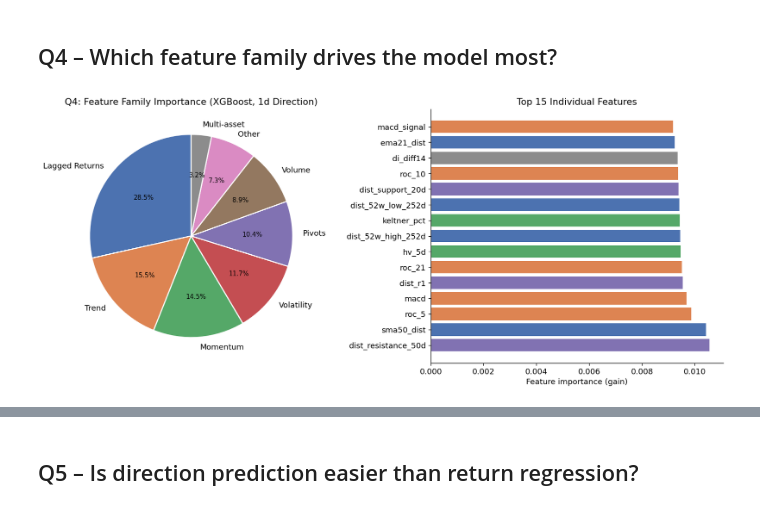
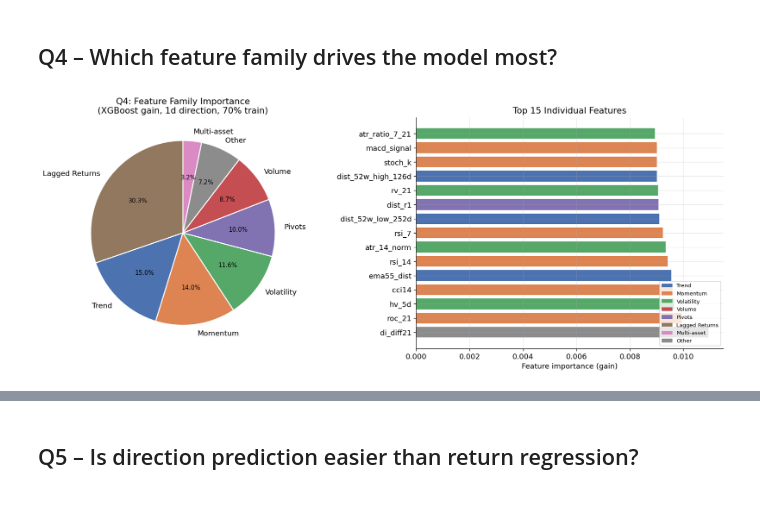
Before and after one commit to alfonsoglamuno/IBEX_Prediction, a Jupyter notebook: notebooks/ibex_study.ipynb, the cells around one changed output, grey strips where cells are left out. Saved outputs shown, nothing was run; the diff lists cells and outputs as text; code cells hidden in the pictures.

Commit message:
Use best model

```diff
--- a/notebooks/ibex_study.ipynb
+++ b/notebooks/ibex_study.ipynb
@@ -35,8 +69,9 @@ Setup done
 import yfinance as yf
 
 ibex = yf.download("^IBEX", start="2007-01-01", auto_adjust=True, progress=False)
-ibex.columns = ibex.columns.get_level_values(0) if isinstance(ibex.columns, pd.MultiIndex) else ibex.columns
+ibex.columns = (ibex.columns.get_level_values(0)
+                if isinstance(ibex.columns, pd.MultiIndex) else ibex.columns)
 ibex = ibex[["Open","High","Low","Close","Volume"]].dropna()
-print(f"IBEX35: {len(ibex)} rows, {ibex.index[0].date()} \u2013 {ibex.index[-1].date()}")
-ibex.head()
+print(f"IBEX35: {len(ibex)} rows  |  {ibex.index[0].date()} to {ibex.index[-1].date()}")
+ibex.tail(3)
 # %% [output]
@@ -304,74 +425,87 @@ Returns matrix: (0, 10)
 from xgboost import XGBClassifier
 
 FAMILIES = {
-    "Trend":          ["sma","ema","adx","cross","linreg","dist_52"],
-    "Momentum":       ["rsi","stoch","williams","cci","roc","macd"],
-    "Volatility":     ["bb_","atr","kelt","hv_","chaikin_vol","rv_"],
-    "Volume":         ["obv","cmf","mfi","adl","pvt","vol_"],
-    "Pivots":         ["resist","support","pivot","dist_p","dist_r","dist_s","dist_round"],
-    "Lagged Returns": ["ret_lag","ret_mean","ret_skew","hl_ratio"],
-    "Multi-asset":    ["stoxx","sp500","dax","eurusd","vix","vstoxx","brent","usbond","ibex_vs"],
+    "Trend":          ["sma", "ema", "adx", "cross", "linreg", "dist_52"],
+    "Momentum":       ["rsi", "stoch", "williams", "cci", "roc", "macd"],
+    "Volatility":     ["bb_", "atr", "kelt", "hv_", "chaikin_vol", "rv_"],
+    "Volume":         ["obv", "cmf", "mfi", "adl", "pvt", "vol_"],
+    "Pivots":         ["resist", "support", "pivot", "dist_p", "dist_r",
+                       "dist_s", "dist_round"],
+    "Lagged Returns": ["ret_lag", "ret_mean", "ret_skew", "hl_ratio"],
+    "Multi-asset":    ["stoxx", "sp500", "dax", "eurusd", "vix",
+                       "vstoxx", "brent", "usbond", "ibex_vs"],
 }
 
 def family_of(col):
     for fam, prefixes in FAMILIES.items():
         if any(col.lower().startswith(p) or p in col.lower() for p in prefixes):
             return fam
     return "Other"
 
+FAM_COLORS = {
+    "Trend": "#4C72B0", "Momentum": "#DD8452", "Volatility": "#55A868",
+    "Volume": "#C44E52", "Pivots": "#8172B2", "Lagged Returns": "#937860",
+    "Multi-asset": "#DA8BC3", "Other": "#8C8C8C",
+}
+
 target = "target_dir_1d"
-valid = df[feat_cols + [target]].dropna()
-X = valid[feat_cols].values
-y = valid[target].values
+valid4 = df[feat_cols + [target]].dropna()
+X4 = np.nan_to_num(valid4[feat_cols].values, nan=0.0)
+y4 = valid4[target].values
 
-# Use a fixed 70/30 split for importance (not walk-forward - we want a single model)
-n_train = int(len(X) * 0.70)
-xgb = XGBClassifier(n_estimators=300, max_depth=4, learning_rate=0.02,
-                     subsample=0.8, colsample_bytree=0.8,
-                     eval_metric="logloss", verbosity=0, random_state=42)
-xgb.fit(X[:n_train], y[:n_train])
+n_train = int(len(X4) * 0.70)
+xgb = XGBClassifier(n_estimators=400, max_depth=4, learning_rate=0.02,
+                    subsample=0.8, colsample_bytree=0.8,
+                    eval_metric="logloss", verbosity=0, random_state=42)
+xgb.fit(X4[:n_train], y4[:n_train])
 
 imp = pd.Series(xgb.feature_importances_, index=feat_cols)
 imp_df = imp.reset_index()
 imp_df.columns = ["feature", "importance"]
 imp_df["family"] = imp_df["feature"].map(family_of)
 
-family_imp = imp_df.groupby("family")["importance"].sum().sort_values(ascending=False)
-family_imp = family_imp / family_imp.sum()
+family_imp = (imp_df.groupby("family")["importance"].sum()
+              .sort_values(ascending=False))
+family_imp_pct = family_imp / family_imp.sum()
 
-# Top 15 individual features
-top15 = imp_df.nlargest(15, "importance").sort_values("importance").copy()
-top15["family_color"] = top15["family"].map({
-    "Trend":"#4C72B0","Momentum":"#DD8452","Volatility":"#55A868",
-    "Volume":"#C44E52","Pivots":"#8172B2","Lagged Returns":"#937860",
-    "Multi-asset":"#DA8BC3","Other":"#8C8C8C"
-})
+top15 = imp_df.nlargest(15, "importance").sort_values("importance")
 
-fig, axes = plt.subplots(1, 2, figsize=(14, 6))
+fig, (ax1, ax2) = plt.subplots(1, 2, figsize=(15, 6))
 
-# Left: family-level importance (pie)
-ax = axes[0]
-colors_fam = ["#4C72B0","#DD8452","#55A868","#C44E52","#8172B2","#937860","#DA8BC3","#8C8C8C"]
-wedges, texts, autotexts = ax.pie(
-    family_imp.values, labels=family_imp.index, autopct="%1.1f%%",
-    colors=colors_fam[:len(family_imp)], startangle=90,
-    wedgeprops={"edgecolor":"white","linewidth":1.5}
+# Left: family pie
+wedges, texts, autotexts = ax1.pie(
+    family_imp_pct.values,
+    labels=family_imp_pct.index,
+    autopct="%1.1f%%",
+    colors=[FAM_COLORS.get(f, "#8C8C8C") for f in family_imp_pct.index],
+    startangle=90,
+    wedgeprops={"edgecolor": "white", "linewidth": 1.5},
 )
 for at in autotexts:
     at.set_fontsize(9)
-ax.set_title("Q4: Feature Family Importance (XGBoost, 1d Direction)")
+ax1.set_title("Q4: Feature Family Importance\n(XGBoost gain, 1d direction, 70% train)")
 
 # Right: top 15 individual features
-ax2 = axes[1]
-ax2.barh(top15["feature"], top15["importance"], color=top15["family_color"].values)
+top15["color"] = top15["family"].map(FAM_COLORS).fillna("#8C8C8C")
+ax2.barh(top15["feature"], top15["importance"],
+         color=top15["color"].values, edgecolor="white")
 ax2.set_xlabel("Feature importance (gain)")
 ax2.set_title("Top 15 Individual Features")
 ax2.invert_yaxis()
 
+# Add family legend
+from matplotlib.patches import Patch
+legend_elements = [Patch(facecolor=c, label=f) for f, c in FAM_COLORS.items()
+                   if f in family_imp_pct.index]
+ax2.legend(handles=legend_elements, loc="lower right", fontsize=8)
+
 plt.tight_layout()
-plt.savefig(RESULTS / "study_04_importance.png", bbox_inches="tight")
+plt.savefig(RESULTS / "study_04_importance.png", bbox_inches="tight", dpi=130)
 plt.show()
-print("\nFeature family importance:")
-print(family_imp.round(4).to_string())
+
+print("\nFeature family importance (% of total gain):")
+for fam, pct in family_imp_pct.items():
+    bar = "█" * int(pct * 40)
+    print(f"  {fam:20} {pct:5.1%}  {bar}")
 # %% [output]
-[figure, old version]
+[figure, new version]
```
Also changed, not shown: parts of 18 cells of this notebook, 12 other files.
